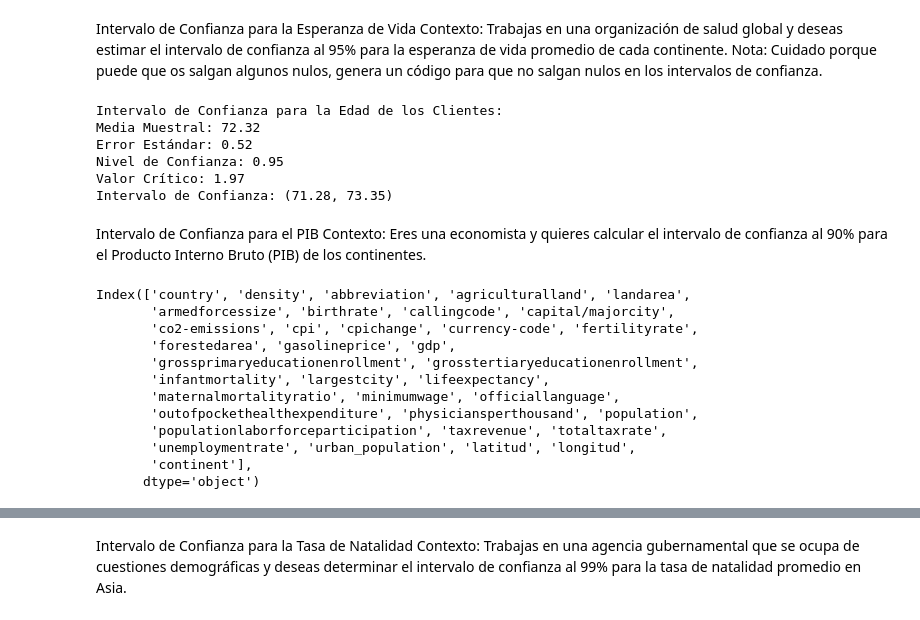
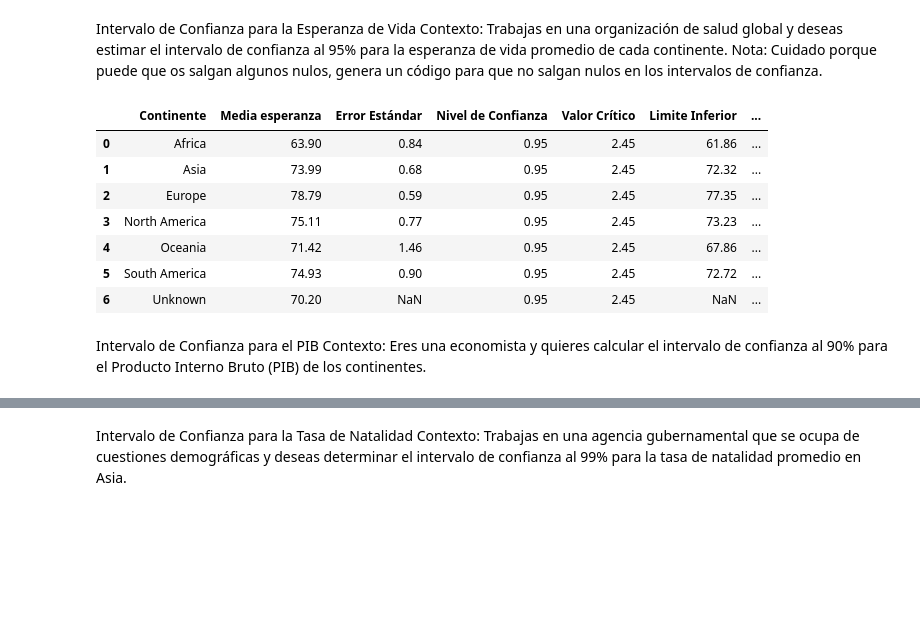
Before and after one commit to Adalab/Promo-F-da-modulo3-sprint2-pairprogramming_Lucia_Eli, a Jupyter notebook: Pair_inferencial.ipynb, the cells around one changed output, grey strips where cells are left out. Drawn from its saved outputs; the diff is of its cells as text; code cells hidden in the pictures; blank space fills up the shorter version.

```diff
--- a/Pair_inferencial.ipynb
+++ b/Pair_inferencial.ipynb
@@ -101,53 +101,53 @@ Nota: Cuidado porque puede que os salgan algunos nulos, genera un código para q
 # %%
 
 # Calcular la media y el error estándar de la muestra
-media_esperanza = df_inferencial["lifeexpectancy"].mean()
-error_esperanza = stats.sem(df_inferencial["lifeexpectancy"])
+media_esperanza = df_inferencial.groupby("continent")["lifeexpectancy"].mean()
+error_esperanza = df_inferencial.groupby("continent")["lifeexpectancy"].apply(lambda x: stats.sem(x, nan_policy='omit'))
+# si calcular el error std es stats.sem(df_ejercicios["lifeexpectancy"])la lambda hace que se calcule para x.
+# el argumento nan_policy='omit' se utiliza para manejar los valores NaN (Not a Number)
+# en el conjunto de datos, omitiéndolos durante el cálculo.
 
-# Definir el nivel de confianza (90% en este caso)
 nivel_confianza_esperanza = 0.95
 
 # calculamos los grados de libertad de la muestra. Recordad que debemos restar el total de datos que tenemos -1.
-grados_libertad_esperanza = len(df_inferencial["lifeexpectancy"]) - 1
+grados_libertad_esperanza = len(df_inferencial.groupby("continent")["lifeexpectancy"]) - 1
 
 # Calcular el valor crítico (utilizando la distribución t de Student)
 valor_critico_esperanza = stats.t.ppf((1 + nivel_confianza_esperanza) / 2, df=grados_libertad_esperanza)
 
 # Calcular el intervalo de confianza
 limite_inferior_esperanza = media_esperanza - valor_critico_esperanza * error_esperanza
 limite_superior_esperanza = media_esperanza + valor_critico_esperanza * error_esperanza
 
-print("Intervalo de Confianza para la Edad de los Clientes:")
-print(f"Media Muestral: {np.round(media_esperanza, 2)}")
-print(f"Error Estándar: {np.round(error_esperanza, 2)}")
-print(f"Nivel de Confianza: {nivel_confianza_esperanza}")
-print(f"Valor Crítico: {np.round(valor_critico_esperanza, 2)}")
-print(f"Intervalo de Confianza: ({np.round(limite_inferior_esperanza, 2)}, {np.round(limite_superior_esperanza, 2)})")
+df_intervalo_confianza_esperanza = pd.DataFrame({
+    'Continente': media_esperanza.index,
+    'Media esperanza': np.round(media_esperanza, 2),
+    'Error Estándar': np.round(error_esperanza, 2),
+    'Nivel de Confianza': nivel_confianza_esperanza,
+    'Valor Crítico': np.round(valor_critico_esperanza, 2),
+    'Limite Inferior': np.round(limite_inferior_esperanza, 2),
+    'Limite Superior': np.round(limite_superior_esperanza, 2)})
+
+# para poder crear una columna como intervalo de confianza que contenga los límites inferior y superior:
+
+df_intervalo_confianza_esperanza['Intervalo de Confianza'] = df_intervalo_confianza_esperanza['Limite Inferior'].astype(str) + '-' + df_intervalo_confianza_esperanza['Limite Superior'].astype(str)
+
+
+df_intervalo_confianza_esperanza.reset_index(drop=True, inplace=True)
+
+display(df_intervalo_confianza_esperanza)
 # %% [output]
-Intervalo de Confianza para la Edad de los Clientes:
-Media Muestral: 72.32
-Error Estándar: 0.52
-Nivel de Confianza: 0.95
-Valor Crítico: 1.97
-Intervalo de Confianza: (71.28, 73.35)
+|  | Continente | Media esperanza | Error Estándar | Nivel de Confianza | Valor Crítico | Limite Inferior | ... |
+| 0 | Africa | 63.90 | 0.84 | 0.95 | 2.45 | 61.86 | ... |
+| 1 | Asia | 73.99 | 0.68 | 0.95 | 2.45 | 72.32 | ... |
+| 2 | Europe | 78.79 | 0.59 | 0.95 | 2.45 | 77.35 | ... |
+| 3 | North America | 75.11 | 0.77 | 0.95 | 2.45 | 73.23 | ... |
+| 4 | Oceania | 71.42 | 1.46 | 0.95 | 2.45 | 67.86 | ... |
+| 5 | South America | 74.93 | 0.90 | 0.95 | 2.45 | 72.72 | ... |
+| 6 | Unknown | 70.20 | NaN | 0.95 | 2.45 | NaN | ... |
 # %% [markdown]
 Intervalo de Confianza para el PIB
 Contexto: Eres una economista y quieres calcular el intervalo de confianza al 90% para el Producto Interno Bruto (PIB) de los continentes.
-# %%
-df_inferencial.columns
-# %% [output]
-Index(['country', 'density', 'abbreviation', 'agriculturalland', 'landarea',
-       'armedforcessize', 'birthrate', 'callingcode', 'capital/majorcity',
-       'co2-emissions', 'cpi', 'cpichange', 'currency-code', 'fertilityrate',
-       'forestedarea', 'gasolineprice', 'gdp',
-       'grossprimaryeducationenrollment', 'grosstertiaryeducationenrollment',
-       'infantmortality', 'largestcity', 'lifeexpectancy',
-       'maternalmortalityratio', 'minimumwage', 'officiallanguage',
-       'outofpockethealthexpenditure', 'physiciansperthousand', 'population',
-       'populationlaborforceparticipation', 'taxrevenue', 'totaltaxrate',
-       'unemploymentrate', 'urban_population', 'latitud', 'longitud',
-       'continent'],
-      dtype='object')
 # %%
 
 # Calcular la media y el error estándar de la muestra
```
Also changed, not shown: parts of 10 cells of this notebook.
